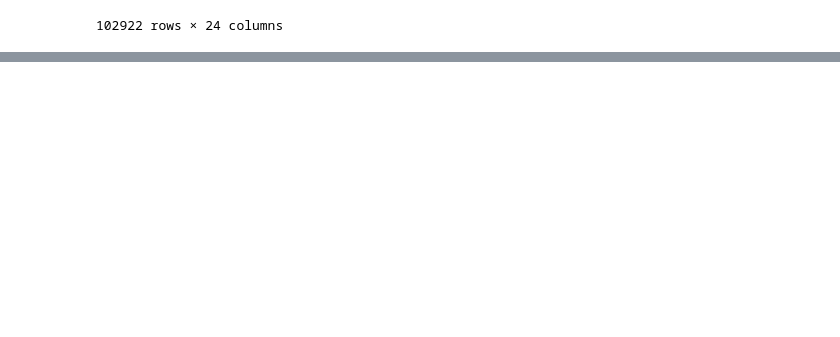
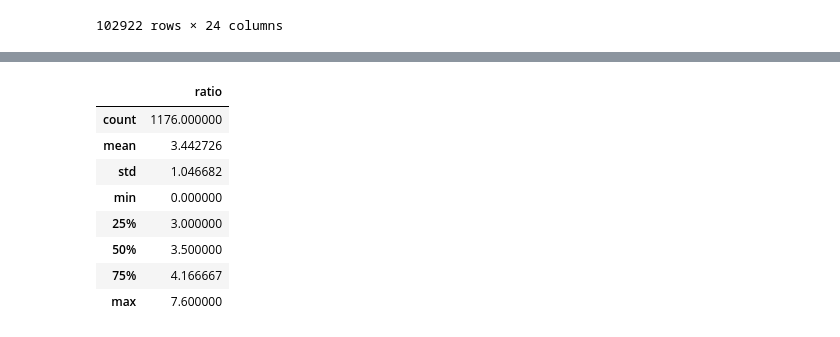
Before and after one commit to Abdul-Rehman-Liaqat/cheftreff_hackathon, a Jupyter notebook: eda.ipynb, the cells around one changed output, grey strips where cells are left out. Drawn from its saved outputs; the diff is of its cells as text; code cells hidden in the pictures; blank space fills up the shorter version.

```diff
--- a/eda.ipynb
+++ b/eda.ipynb
@@ -255,3 +281,6 @@ df.query("year_of_delivery == 2024").sort_values("month_of_delivery", ascending=
 | 337503 | 2024 | 1 | 2024-01-24 00:00:00 | 2025-04-01 07:00:00 | 2025-04-01 10:00:00 | ... |
 | 333237 | 2024 | 1 | 2024-01-02 00:00:00 | 2025-04-01 09:00:00 | 2025-04-01 15:00:00 | ... |
 102922 rows × 24 columns
+# %%
+import pandas as pd
+comb1 = pd.read_csv("data/combined.csv")
@@ -257,0 +291,4 @@ df.query("year_of_delivery == 2024").sort_values("month_of_delivery", ascending=
+# %%
+loc = 'SME'
+unique_trucks = comb1.query(f"DspZenKz == '{loc}'").groupby("LiefDatum").FzgNr.nunique().reset_index()
+unique_orders = comb1.query(f"DspZenKz == '{loc}'").groupby("LiefDatum").CSAnz.sum().reset_index()
@@ -257,0 +311,9 @@ df.query("year_of_delivery == 2024").sort_values("month_of_delivery", ascending=
+# %%
+trucks_df = unique_trucks.merge(
+    unique_orders,
+    left_on = 'LiefDatum',
+    right_on = 'LiefDatum',
+    how = 'left'
+)
+# %%
+trucks_df['ratio'] = trucks_df['CSAnz'] / trucks_df['FzgNr']
@@ -257,0 +325,12 @@ df.query("year_of_delivery == 2024").sort_values("month_of_delivery", ascending=
+# %%
+trucks_df.query("LiefDatum > '2021-01-01'").set_index('LiefDatum').sort_index()[['ratio']].describe()
+# %% [output]
+|  | ratio |
+| count | 1176.000000 |
+| mean | 3.442726 |
+| std | 1.046682 |
+| min | 0.000000 |
+| 25% | 3.000000 |
+| 50% | 3.500000 |
+| 75% | 4.166667 |
+| max | 7.600000 |
```
Also changed, not shown: parts of 6 cells of this notebook, 6 other files.
